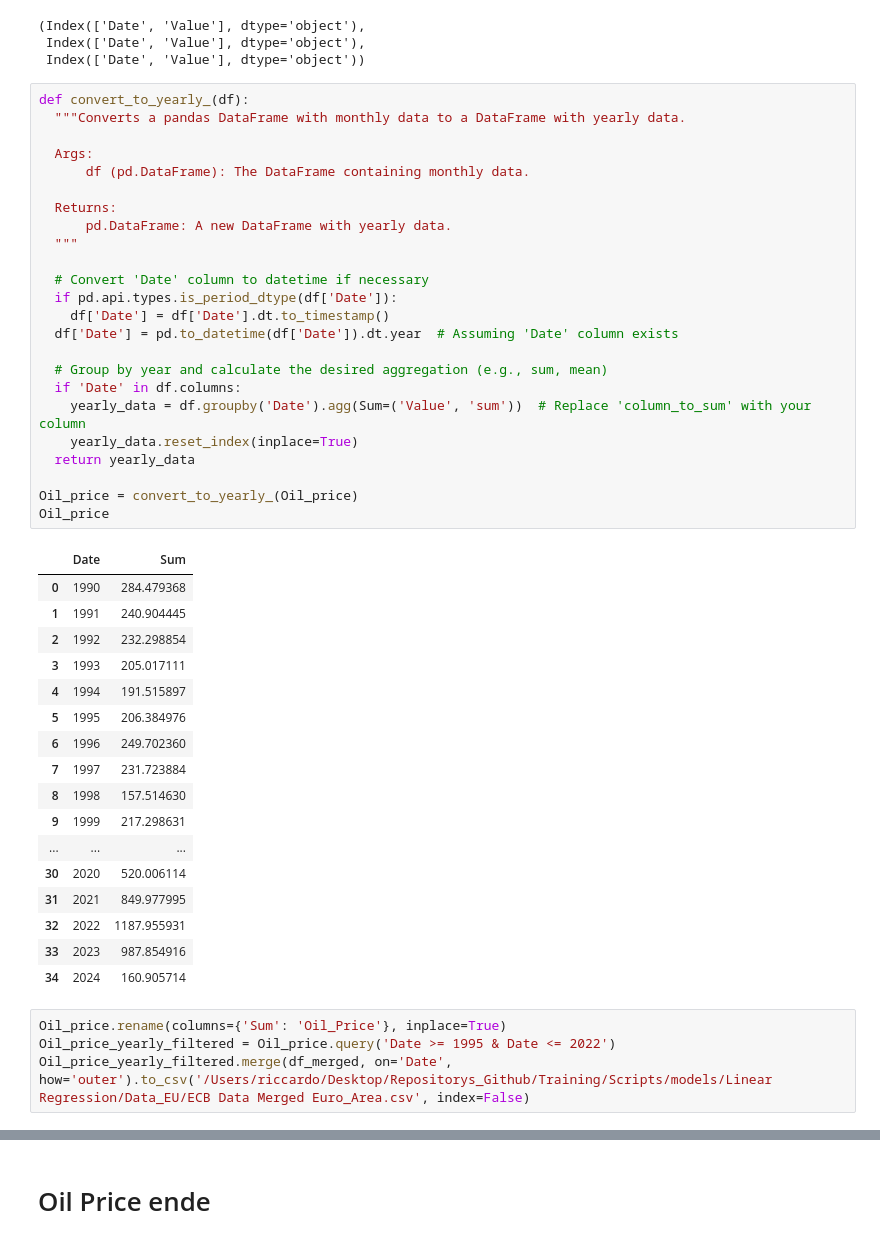
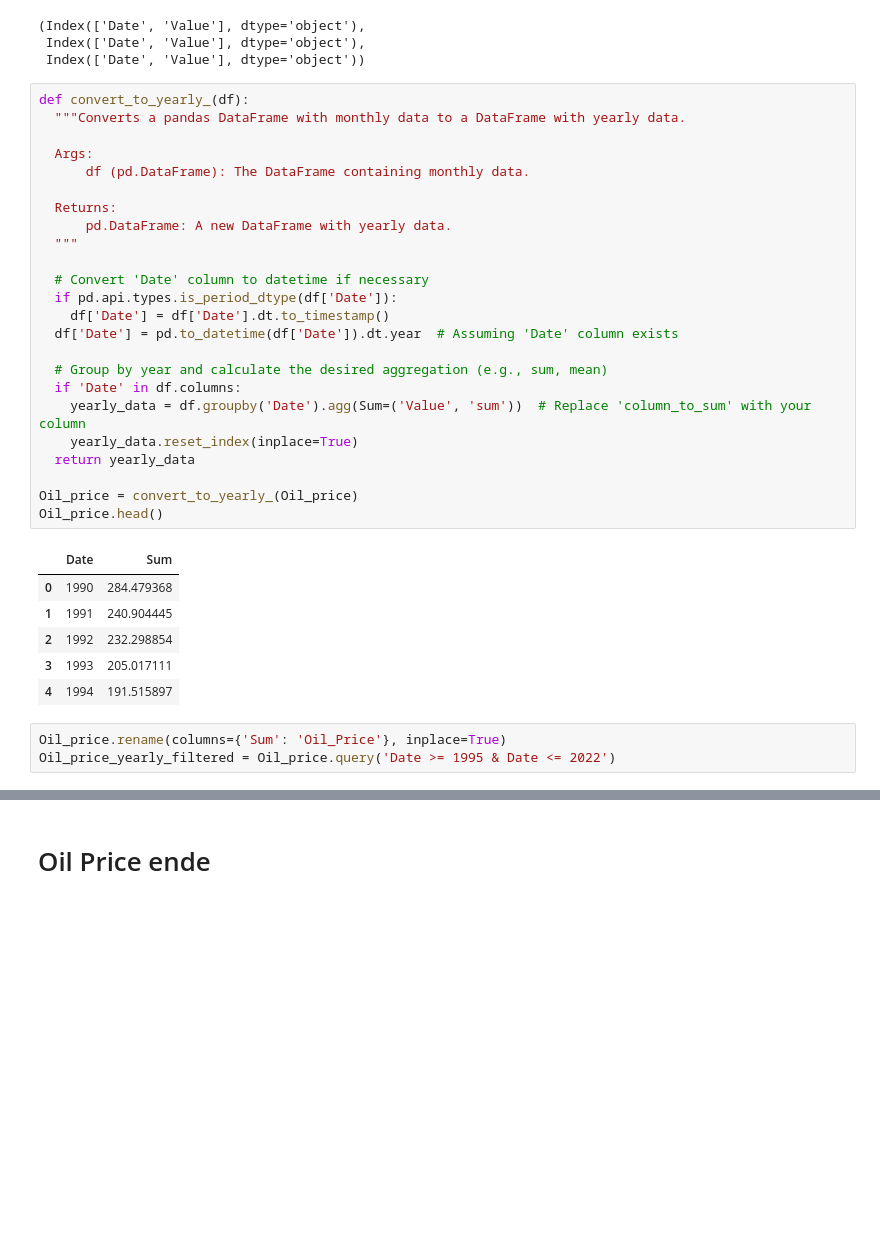
Before and after one commit to RiccardoDAndrea/Training, a Jupyter notebook: Scripts/models/Linear Regression/EU_LR.ipynb, the cells around one changed output, grey strips where cells are left out. Saved outputs shown, nothing was run; the diff lists cells and outputs as text; blank space fills up the shorter version.

```diff
--- a/Scripts/models/Linear Regression/EU_LR.ipynb
+++ b/Scripts/models/Linear Regression/EU_LR.ipynb
@@ -204,48 +202,36 @@ Oil_price.columns, CPI.columns, unemployment.columns
 # %%
 def convert_to_yearly_(df):
   """Converts a pandas DataFrame with monthly data to a DataFrame with yearly data.
 
   Args:
       df (pd.DataFrame): The DataFrame containing monthly data.
 
   Returns:
       pd.DataFrame: A new DataFrame with yearly data.
   """
 
   # Convert 'Date' column to datetime if necessary
   if pd.api.types.is_period_dtype(df['Date']):
     df['Date'] = df['Date'].dt.to_timestamp()
   df['Date'] = pd.to_datetime(df['Date']).dt.year  # Assuming 'Date' column exists
 
   # Group by year and calculate the desired aggregation (e.g., sum, mean)
   if 'Date' in df.columns:
     yearly_data = df.groupby('Date').agg(Sum=('Value', 'sum'))  # Replace 'column_to_sum' with your column
     yearly_data.reset_index(inplace=True)
   return yearly_data
 
 Oil_price = convert_to_yearly_(Oil_price)
-Oil_price
+Oil_price.head()
 # %% [output]
 |  | Date | Sum |
 | 0 | 1990 | 284.479368 |
 | 1 | 1991 | 240.904445 |
 | 2 | 1992 | 232.298854 |
 | 3 | 1993 | 205.017111 |
 | 4 | 1994 | 191.515897 |
-| 5 | 1995 | 206.384976 |
-| 6 | 1996 | 249.702360 |
-| 7 | 1997 | 231.723884 |
-| 8 | 1998 | 157.514630 |
-| 9 | 1999 | 217.298631 |
-| ... | ... | ... |
-| 30 | 2020 | 520.006114 |
-| 31 | 2021 | 849.977995 |
-| 32 | 2022 | 1187.955931 |
-| 33 | 2023 | 987.854916 |
-| 34 | 2024 | 160.905714 |
 # %%
 Oil_price.rename(columns={'Sum': 'Oil_Price'}, inplace=True)
 Oil_price_yearly_filtered = Oil_price.query('Date >= 1995 & Date <= 2022')
-Oil_price_yearly_filtered.merge(df_merged, on='Date', how='outer').to_csv('/Users/riccardo/Desktop/Repositorys_Github/Training/Scripts/models/Linear Regression/Data_EU/ECB Data Merged Euro_Area.csv', index=False)
 # %%
 Oil_price_yearly_filtered.head()
```
Also changed, not shown: parts of 15 cells of this notebook, 2 other files.
